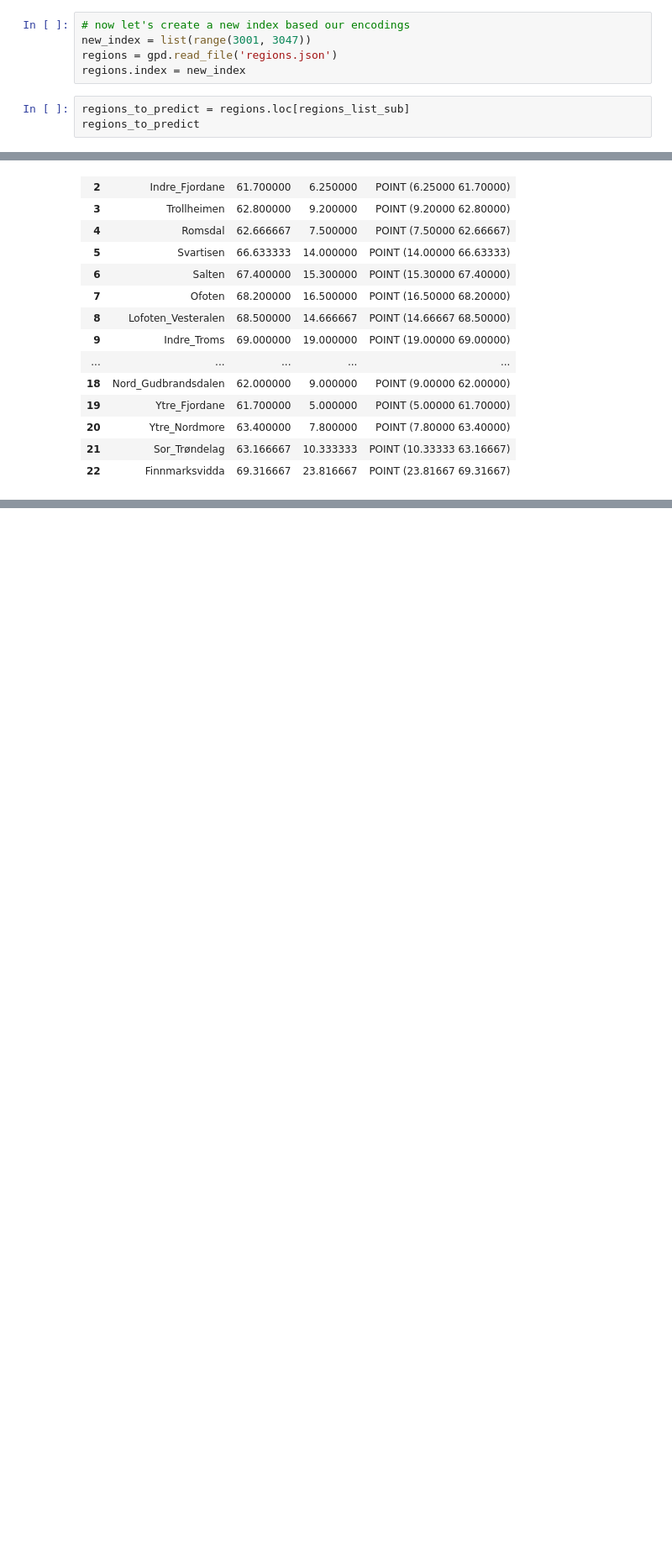
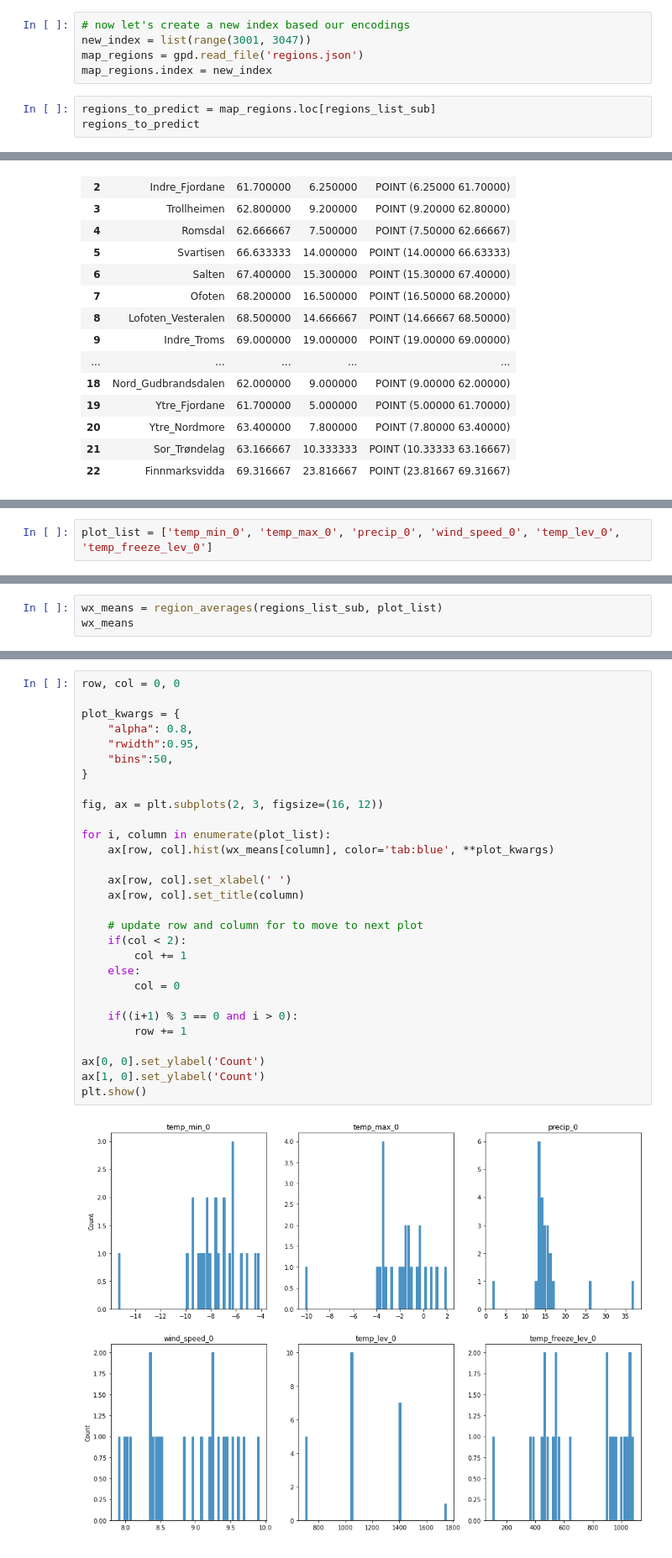
Before and after one commit to NVE/avalanche_ml, a Jupyter notebook: notebooks/analysis/0_distributions.ipynb, the cells around one changed output, grey strips where cells are left out. Shown at 84% size. Saved outputs shown, nothing was run; the diff lists cells and outputs as text; blank space fills up the shorter version.

Commit message:
finishing up most spatial plots and data-split-by-region analysis
moving onto spatial correlations between different dataframes now

```diff
--- a/notebooks/analysis/0_distributions.ipynb
+++ b/notebooks/analysis/0_distributions.ipynb
@@ -666,10 +668,10 @@ norway
 # %%
 # now let's create a new index based our encodings
 new_index = list(range(3001, 3047))
-regions = gpd.read_file('regions.json')
-regions.index = new_index
+map_regions = gpd.read_file('regions.json')
+map_regions.index = new_index
 # %%
-regions_to_predict = regions.loc[regions_list_sub]
+regions_to_predict = map_regions.loc[regions_list_sub]
 regions_to_predict
 # %% [output]
 |  | safeName | geometry |
@@ -788,0 +751,2 @@ plt.show()
+# %%
+plot_list = ['temp_min_0', 'temp_max_0', 'precip_0', 'wind_speed_0', 'temp_lev_0', 'temp_freeze_lev_0']
@@ -788,0 +803,3 @@ plt.show()
+# %%
+wx_means = region_averages(regions_list_sub, plot_list)
+wx_means
@@ -788,0 +824,31 @@ plt.show()
+# %%
+row, col = 0, 0
+
+plot_kwargs = {
+    "alpha": 0.8,
+    "rwidth":0.95,
+    "bins":50,
+}
+
+fig, ax = plt.subplots(2, 3, figsize=(16, 12))
+
+for i, column in enumerate(plot_list):
+    ax[row, col].hist(wx_means[column], color='tab:blue', **plot_kwargs)
+
+    ax[row, col].set_xlabel(' ')
+    ax[row, col].set_title(column)
+
+    # update row and column for to move to next plot
+    if(col < 2):
+        col += 1
+    else:
+        col = 0
+
+    if((i+1) % 3 == 0 and i > 0):
+        row += 1
+
+ax[0, 0].set_ylabel('Count')
+ax[1, 0].set_ylabel('Count')
+plt.show()
+# %% [output]
+[figure, added]
```
Also changed, not shown: parts of 33 cells of this notebook.
